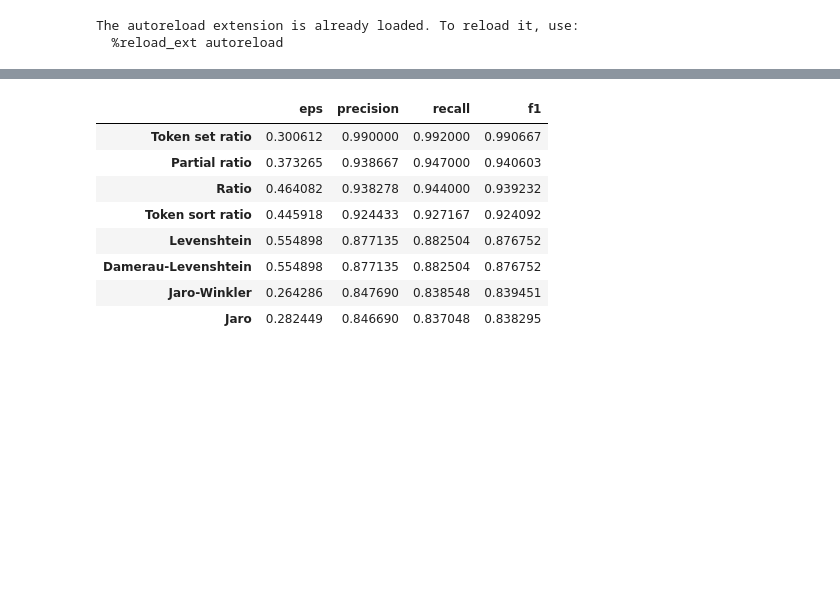
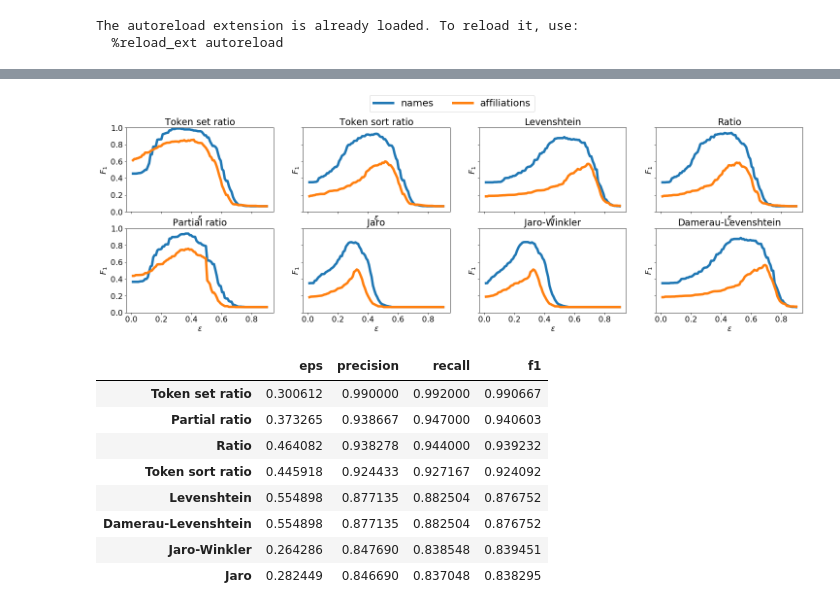
Before and after one commit to kakty3/esc, a Jupyter notebook: jupyter_notebooks/Distance functions testing.ipynb, the cells around one changed output, grey strips where cells are left out. Cells and saved outputs as stored; diff of their text form; code cells hidden in the pictures; blank space fills up the shorter version.

```diff
--- a/jupyter_notebooks/Distance functions testing.ipynb
+++ b/jupyter_notebooks/Distance functions testing.ipynb
@@ -97,3 +200,29 @@ X_test_affiliations, y_test_affiliations = generate_test_data(
+# %%
+plt.rc('font', size=16)
+# plt.rc('axes',
+#        prop_cycle=cycler('linestyle', ['-.', '--', '-']))
+
+fig, axes = plt.subplots(2, 4, sharex=True, sharey=True, figsize=(25, 7))
+
+for (distance_function_name, datasets), axis in zip(datasets_results.items(), axes.ravel()):
+    axis.set_title(distance_function_name)
+    axis.set_ylim([0, 1])
+    axis.set_xlabel(r'$\varepsilon$')
+    axis.set_ylabel('$F_1$')
+
+    names_f1, = axis.plot(eps_range, datasets['names'].f1, linewidth=5)
+    affiliations_f1, = axis.plot(eps_range, datasets['affiliations'].f1, linewidth=5)
+
+fig.legend(
+    (names_f1, affiliations_f1),
+    labels=('names', 'affiliations'),
+    ncol=2,
+    loc='upper center',
+    borderaxespad=0.,
+    fontsize=20
+);
+# %% [output]
+[figure, added]
 # %%
 import warnings
 warnings.filterwarnings('ignore')
```
Also changed, not shown: parts of 2 cells of this notebook, 1 other file.
